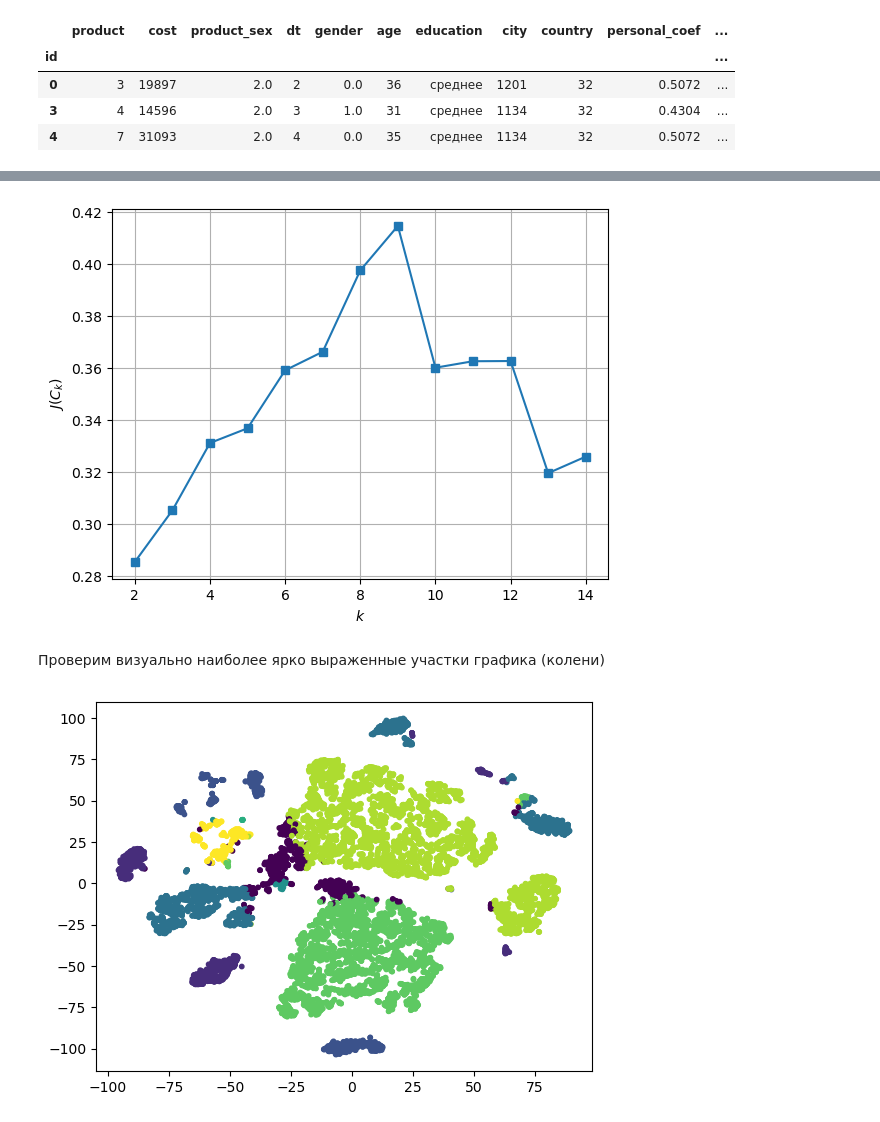
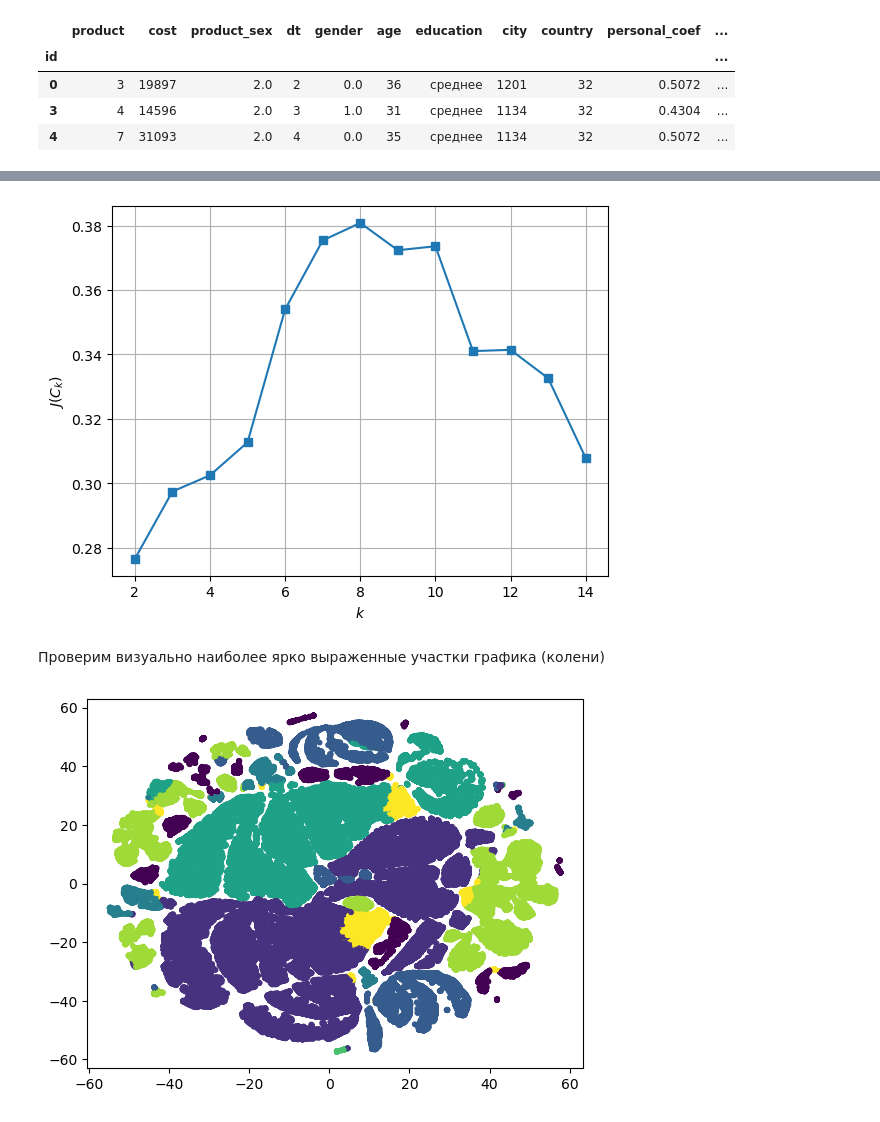
Before and after one commit to ArgentovS/PurchasePropensityModel, a Jupyter notebook: part2.ipynb, the cells around one changed output, grey strips where cells are left out. Drawn from its saved outputs; the diff is of its cells as text; code cells hidden in the pictures.

```diff
--- a/part2.ipynb
+++ b/part2.ipynb
@@ -158,8 +363,7 @@ test.select_run_test(df_test_cost['cost'], df_control_cost['cost'])
 # %%
-# Получим датасет покупателей, участвовавшихх в AB тесте
-df_buyer = df_AB.groupby(['id']).\
+# Получим датасет покупателей
+df_buyer = df_all.groupby(['id']).\
         agg({'product': 'count', 'cost': 'sum', 'product_sex': 'max',
              'dt': 'nunique', 'gender': 'max', 'age': 'max',
             'education': 'max', 'city': 'max', 'country': 'max', 'personal_coef': 'max',
              'test': 'max'})
-df_buyer
@@ -265,13 +449,13 @@ plt.xlabel('$k$')
 plt.grid()
 plt.ylabel('$J(C_k)$');
 # %% [output]
-[figure, old version]
+[figure, new version]
 # %% [markdown]
 Проверим визуально наиболее ярко выраженные участки графика (колени)
 # %%
-# Разбиение на 9 кластера
-kmeans_9 = KMeans(n_clusters=9, n_init=10).fit(df_num_cat_sc)
-plt.scatter(df_buyer['X'], df_buyer['Y'], s=10, c=kmeans_9.labels_);
+# Разбиение на 8 кластера
+kmeans_8 = KMeans(n_clusters=8, n_init=10).fit(df_num_cat_sc)
+plt.scatter(df_buyer['X'], df_buyer['Y'], s=10, c=kmeans_8.labels_);
 # %% [output]
-[figure, old version]
+[figure, new version]
 # %%
```
Also changed, not shown: parts of 58 cells of this notebook, 1 other file.
